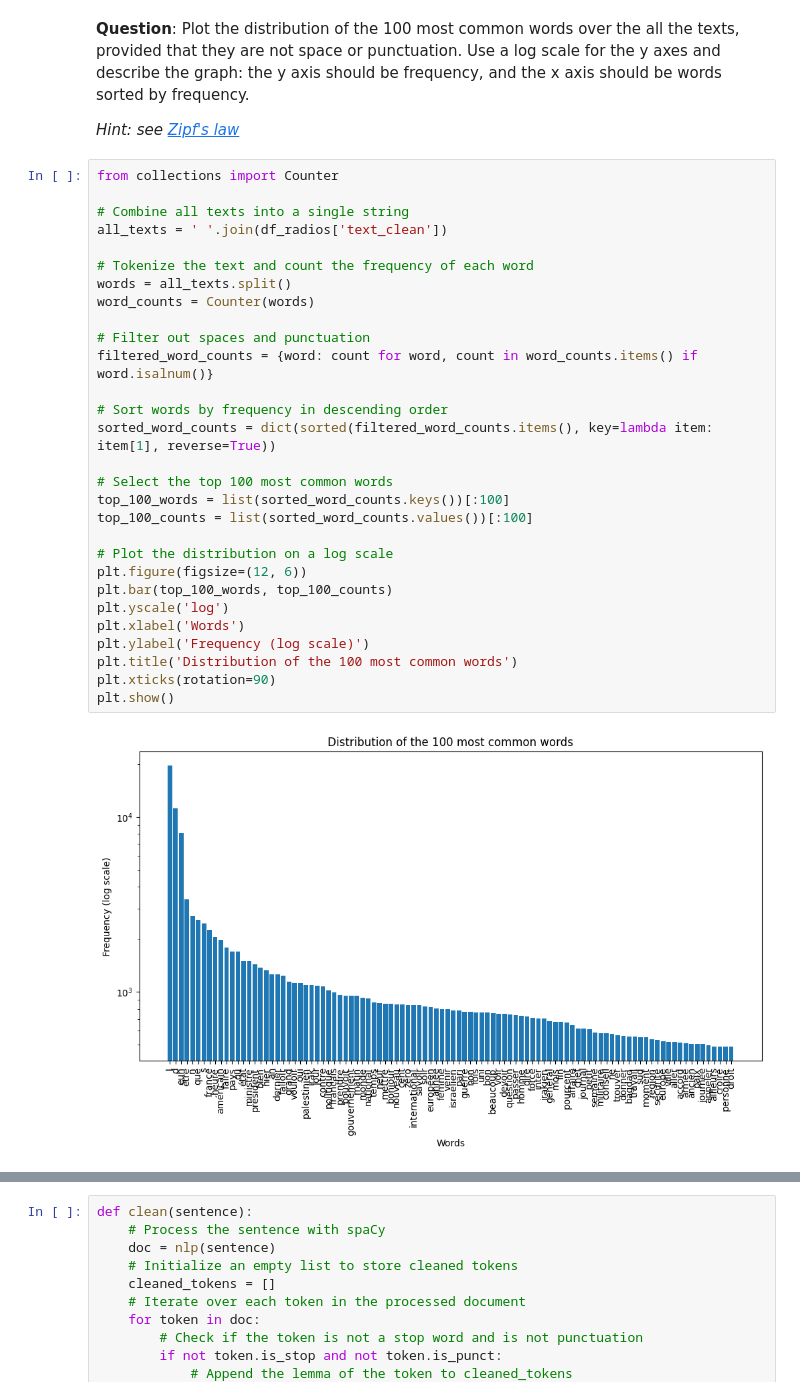
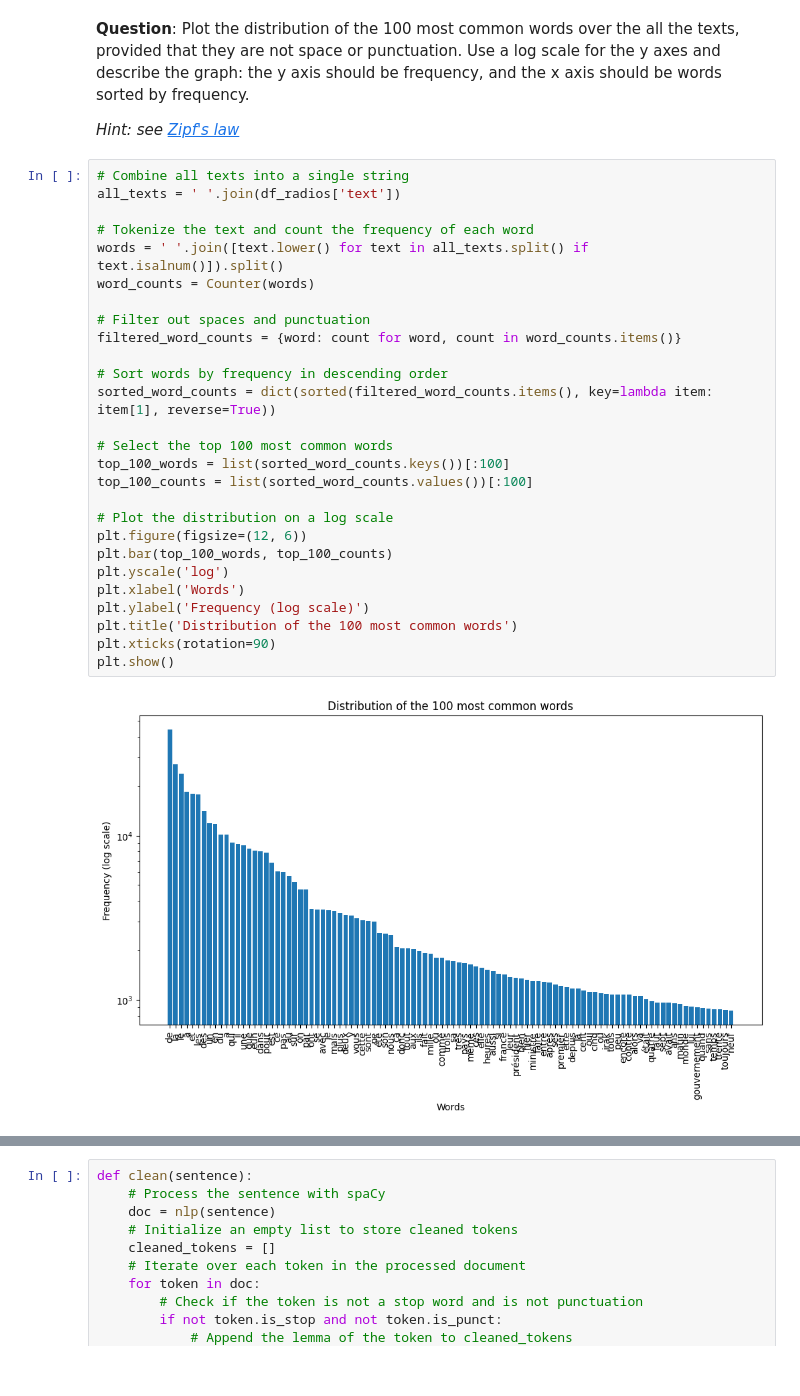
Before and after one commit to thibautlmr/tp_nlp, a Jupyter notebook: TP1/TP1-intro.ipynb, the cells around one changed output, grey strips where cells are left out. Drawn from its saved outputs; the diff is of its cells as text.

```diff
--- a/TP1/TP1-intro.ipynb
+++ b/TP1/TP1-intro.ipynb
@@ -484,36 +516,34 @@ len(union_of_lemmas)
 
 *Hint: see [Zipf's law](https://en.wikipedia.org/wiki/Zipf%27s_law)*
 # %%
-from collections import Counter
-
 # Combine all texts into a single string
-all_texts = ' '.join(df_radios['text_clean'])
+all_texts = ' '.join(df_radios['text'])
 
 # Tokenize the text and count the frequency of each word
-words = all_texts.split()
+words = ' '.join([text.lower() for text in all_texts.split() if text.isalnum()]).split()
 word_counts = Counter(words)
 
 # Filter out spaces and punctuation
-filtered_word_counts = {word: count for word, count in word_counts.items() if word.isalnum()}
+filtered_word_counts = {word: count for word, count in word_counts.items()}
 
 # Sort words by frequency in descending order
 sorted_word_counts = dict(sorted(filtered_word_counts.items(), key=lambda item: item[1], reverse=True))
 
 # Select the top 100 most common words
 top_100_words = list(sorted_word_counts.keys())[:100]
 top_100_counts = list(sorted_word_counts.values())[:100]
 
 # Plot the distribution on a log scale
 plt.figure(figsize=(12, 6))
 plt.bar(top_100_words, top_100_counts)
 plt.yscale('log')
 plt.xlabel('Words')
 plt.ylabel('Frequency (log scale)')
 plt.title('Distribution of the 100 most common words')
 plt.xticks(rotation=90)
 plt.show()
 # %% [output]
-[figure, old version]
+[figure, new version]
 # %% [markdown]
 ## Stop words
 
```
Also changed, not shown: parts of 21 cells of this notebook.
